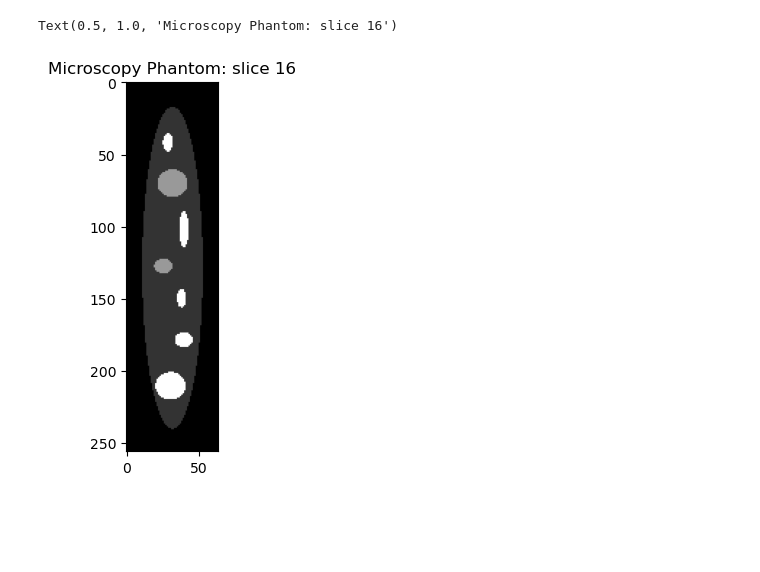
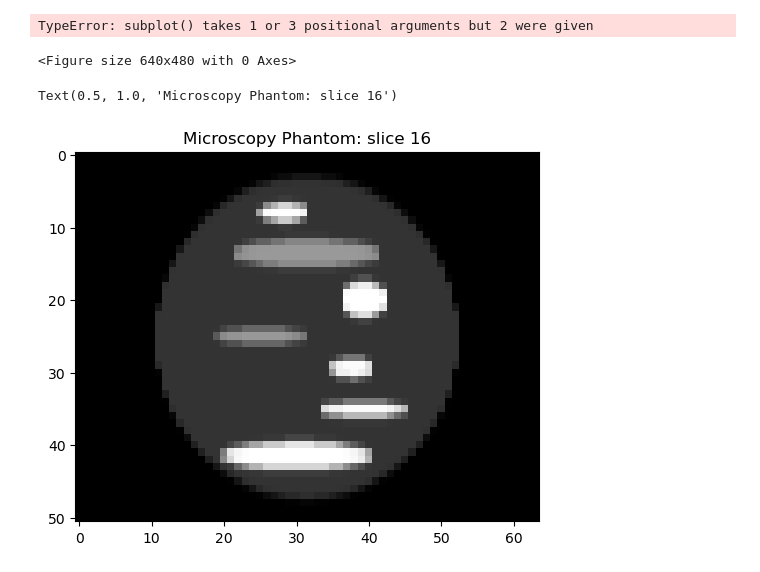
Before and after one commit to cabouman/wind_tomo, a Jupyter notebook: demo/ARC_svmbir_play.ipynb, the cells around one changed output. Saved outputs shown, nothing was run; the diff lists cells and outputs as text; code cells hidden in the pictures; blank space fills up the shorter version.

```diff
--- a/demo/ARC_svmbir_play.ipynb
+++ b/demo/ARC_svmbir_play.ipynb
@@ -604,6 +1463,16 @@ plt.tight_layout()
+# %%
+num_rows = 256
+num_cols = 64
+num_slices = 33
+phantom = svmbir.phantom.gen_microscopy_sample_3d(num_rows,num_cols,num_slices)
+Scaled_phantom=rescale(phantom,(1,1/5,1),preserve_range=True)
+plt.subplot(2,2)
+# %% [output]
+TypeError: subplot() takes 1 or 3 positional arguments but 2 were given
+<Figure size 640x480 with 0 Axes>
 # %%
-plt.imshow(phantom[16],cmap='grey')
+plt.imshow(Scaled_phantom[16],cmap='grey')
 plt.title('Microscopy Phantom: slice 16')
 # %% [output]
 Text(0.5, 1.0, 'Microscopy Phantom: slice 16')
-[figure, old version]
+[figure, new version]
```
Also changed, not shown: parts of 52 cells of this notebook.
